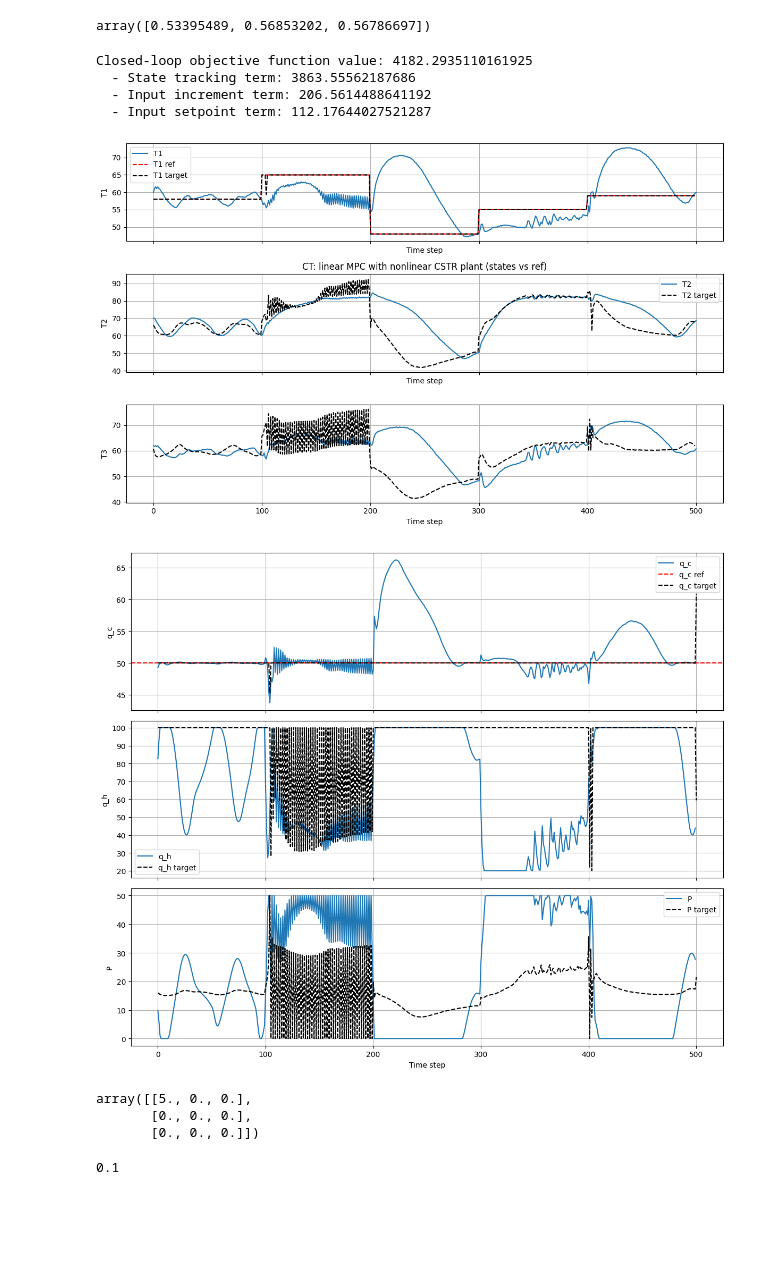
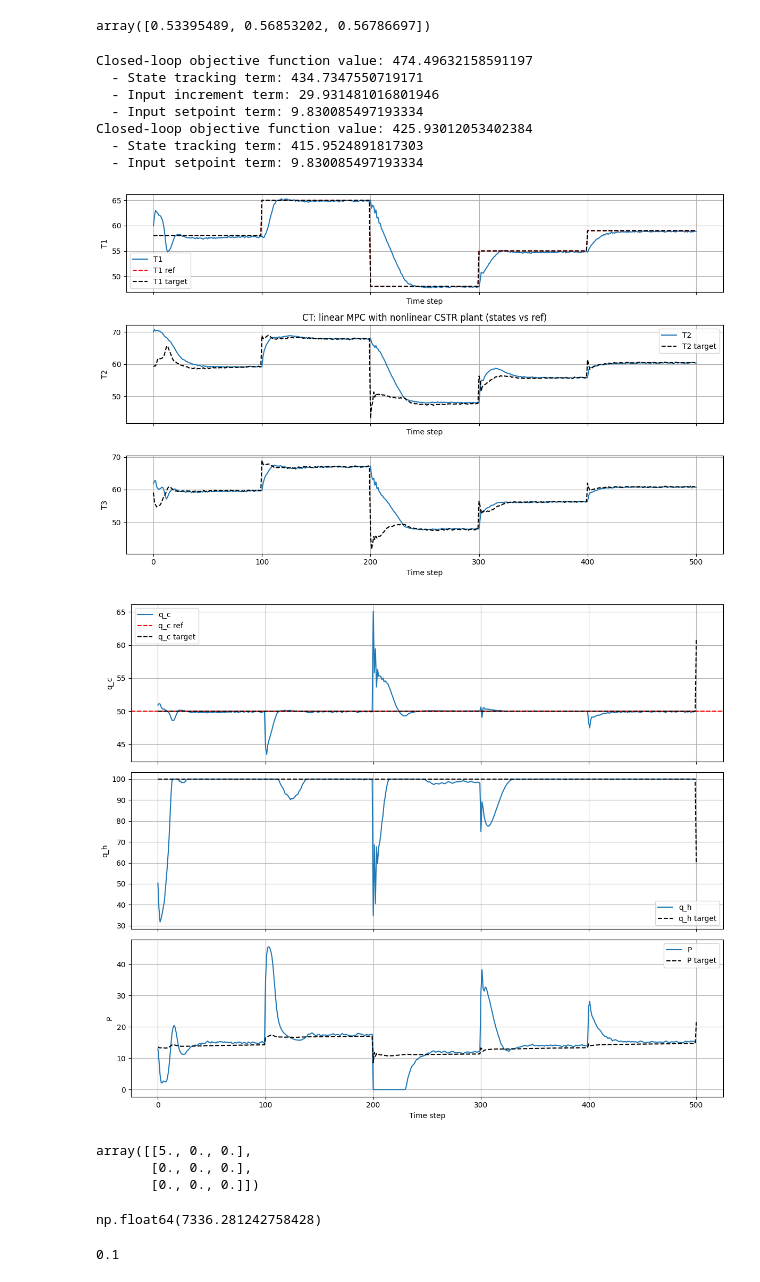
Before and after one commit to PatrikValabek/offset-free-koopman-mpc, a Jupyter notebook: pausterization_unit/control_update/T2D2_10.ipynb, the cells around one changed output. Saved outputs shown, nothing was run; the diff lists cells and outputs as text; code cells hidden in the pictures; blank space fills up the shorter version.

Commit message:
working setup and models

```diff
--- a/pausterization_unit/control_update/T2D2_10.ipynb
+++ b/pausterization_unit/control_update/T2D2_10.ipynb
@@ -85,7 +85,7 @@ C = C @ T_real
 # -----------------------------
 # Build Koopman model components
 # -----------------------------
-cons = 3
+cons = 1
 layers = [6*cons,12*cons,18*cons]
 layers_dec  = [18*cons,12*cons,6*cons]
 
@@ -461,6 +467,27 @@ print(f"Closed-loop objective function value: {objective_value}")
 print(f"  - State tracking term: {state_error_cost}")
 print(f"  - Input increment term: {control_increment_cost}")
 print(f"  - Input setpoint term: {control_setpoint_cost}")
+
+
+Qu = loaded_setup['Qu_te']
+Qy = loaded_setup['Qy_te']
+objective_value = 0.0
+state_error_cost = 0.0
+control_setpoint_cost = 0.0
+for k in range(sim_time):
+    y_ref_k = loaded_setup['reference'][:, k]
+    y_diff = y_sim[:, k] - y_ref_k
+    u_error = us_sim_energy[:, k] - u_sim[:, k]
+    y_term = float(y_diff.T @ Qy @ y_diff)
+    u_sp_term = float(u_error.T @ Qu @ u_error)
+    state_error_cost += y_term
+    control_setpoint_cost += u_sp_term
+    objective_value += y_term + u_term + u_sp_term
+
+print(f"Closed-loop objective function value: {objective_value}")
+print(f"  - State tracking term: {state_error_cost}")
+print(f"  - Input setpoint term: {control_setpoint_cost}")
+
 
 
 
@@ -477,46 +504,53 @@ if min(8, ny) == 1:
 for i in range(min(8, ny)):
     ax = axs[i]
     ax.plot(y_sim_descaled[i, :], label=names[i] if i < len(names) else f'y{i}')
     if i==0:
         ax.plot(reference_ns[i, :n_steps+1], 'r--', label=f'{names[i]} ref' if i < len(names) else f'y{i} ref')
     ax.plot(ys_sim_ns[i, :n_steps], 'k--', label=f'{names[i]} target')
     # ax.plot(y_pred_ns[i, :n_steps], 'g--', label=f'{names[i]} pred')
     ax.set_xlabel('Time step')
     ax.set_ylabel(names[i] if i < len(names) else f'y{i}')
     ax.grid(True)
     if i in (0, 1):
         ax.legend()
     if i == 1:
         ax.set_title('CT: linear MPC with nonlinear CSTR plant (states vs ref)')
 plt.tight_layout()
 
 
 fig_inputs, axs = plt.subplots(3, 1, figsize=(12, 10), sharex=True)
 input_names = ['q_c', 'q_h', 'P']
 for i in range(3):
     axs[i].plot(u_sim_descaled[i, :], label=input_names[i])
     if i==0:
         axs[i].axhline(50, color='red', linestyle='--', label=f"{input_names[i]} ref")
     axs[i].plot(us_sim_ns[i, :], 'k--', label=f"{input_names[i]} target")
     axs[i].set_ylabel(input_names[i])
     axs[i].grid(True)
     axs[i].legend()
 axs[-1].set_xlabel('Time step')
 fig_inputs.tight_layout()
-#538
+#368
 # %% [output]
-Closed-loop objective function value: 4182.2935110161925
-  - State tracking term: 3863.55562187686
-  - Input increment term: 206.5614488641192
-  - Input setpoint term: 112.17644027521287
+Closed-loop objective function value: 474.49632158591197
+  - State tracking term: 434.7347550719171
+  - Input increment term: 29.931481016801946
+  - Input setpoint term: 9.830085497193334
+Closed-loop objective function value: 425.93012053402384
+  - State tracking term: 415.9524891817303
+  - Input setpoint term: 9.830085497193334
-[figure, old version]
+[figure, new version]
-[figure, old version]
+[figure, new version]
 # %%
 mpc.Qu
 # %% [output]
 array([[5., 0., 0.],
        [0., 0., 0.],
        [0., 0., 0.]])
+# %%
+sum(u_sim_descaled[2,:])
+# %% [output]
+np.float64(7336.281242758428)
 # %%
 loaded_setup['Qd']
 # %% [output]
```
Also changed, not shown: parts of 10 cells of this notebook, 20 other files.
